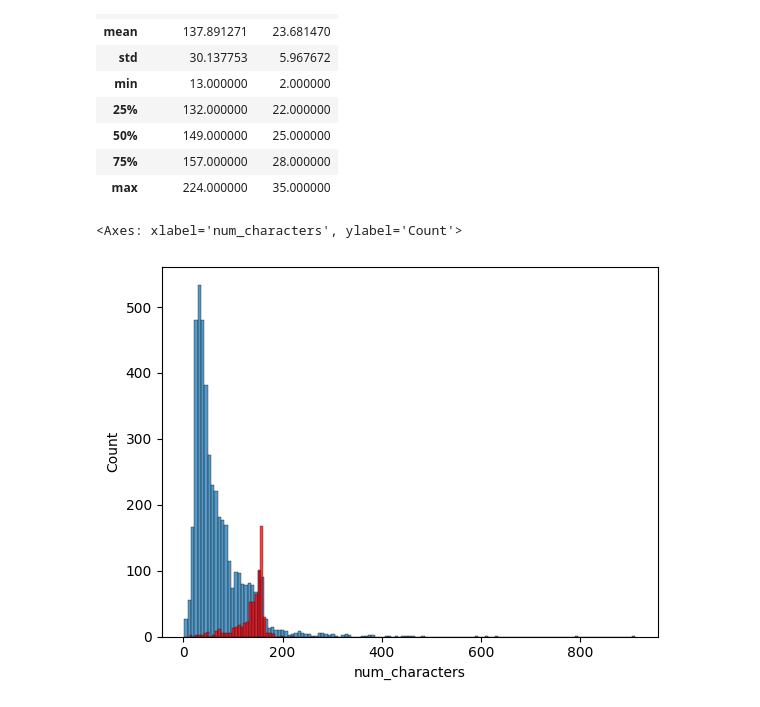
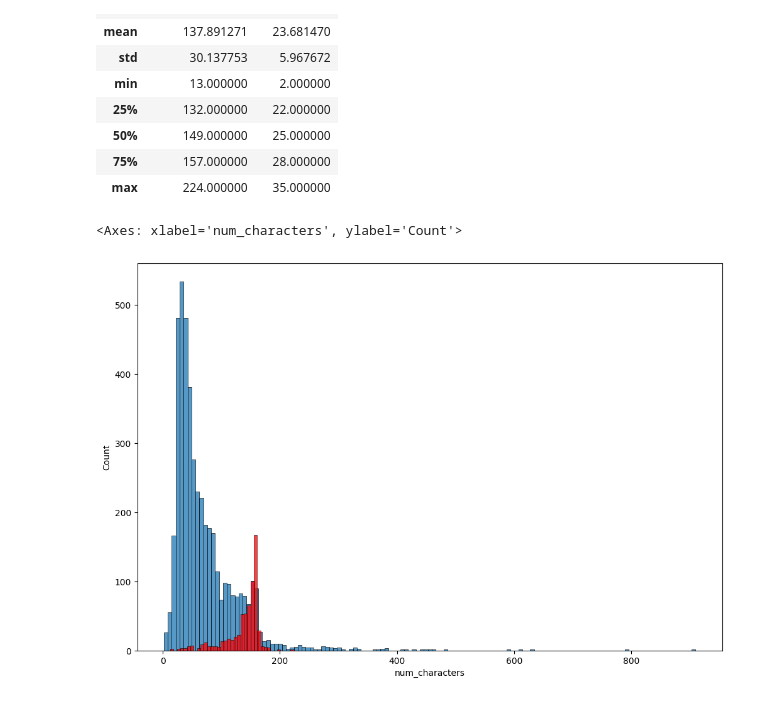
Before and after one commit to adityahacker-1/scam_msg_classifier_hackathon, a Jupyter notebook: ai/spam_email_detector.ipynb, the cells around one changed output. Cells and saved outputs as stored; diff of their text form; code cells hidden in the pictures.

```diff
--- a/ai/spam_email_detector.ipynb
+++ b/ai/spam_email_detector.ipynb
@@ -125,9 +131,9 @@ df[df['target'] == 1][['num_characters','num_words']].describe()
 # %%
 import seaborn as sns
 # %%
-
+plt.figure(figsize = (12,8))
 sns.histplot(df[df['target'] == 0]['num_characters'])
 sns.histplot(df[df['target'] == 1]['num_characters'], color="red")
 # %% [output]
 <Axes: xlabel='num_characters', ylabel='Count'>
-[figure, old version]
+[figure, new version]
```
Also changed, not shown: parts of 8 cells of this notebook.
